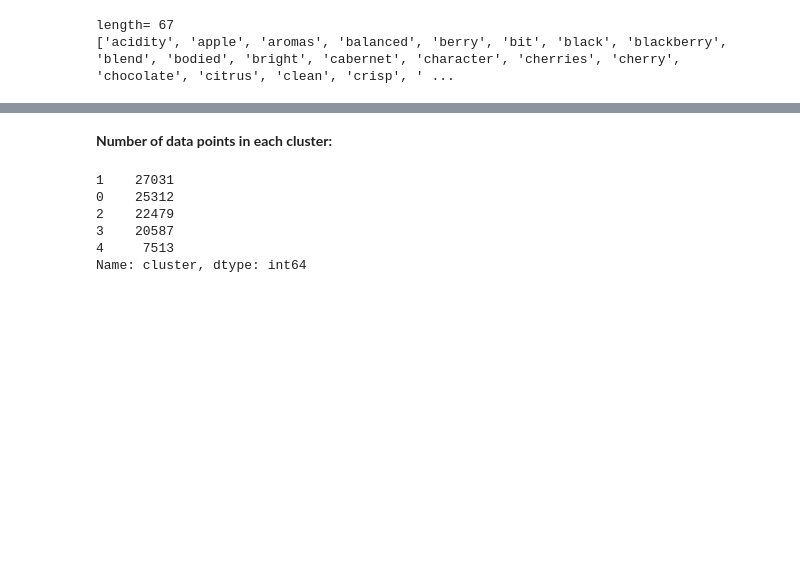
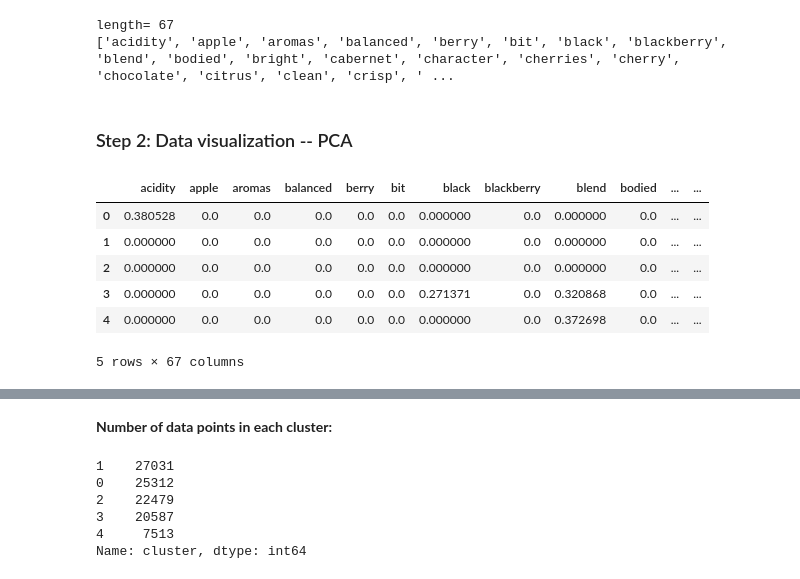
Before and after one commit to twocau/NLP-Wine_Review, a Jupyter notebook: NLP_bag_of_words.ipynb, the cells around one changed output, grey strips where cells are left out. Saved outputs shown, nothing was run; the diff lists cells and outputs as text; code cells hidden in the pictures; blank space fills up the shorter version.

```diff
--- a/NLP_bag_of_words.ipynb
+++ b/NLP_bag_of_words.ipynb
@@ -139,0 +131,2 @@ length= 67
+# %% [markdown]
+### Step 2: Data visualization -- PCA
@@ -139,0 +160,10 @@ length= 67
+# %%
+t_df.head(5)
+# %% [output]
+|  | acidity | apple | aromas | balanced | berry | bit | black | blackberry | blend | bodied | ... | ... |
+| 0 | 0.380528 | 0.0 | 0.0 | 0.0 | 0.0 | 0.0 | 0.000000 | 0.0 | 0.000000 | 0.0 | ... | ... |
+| 1 | 0.000000 | 0.0 | 0.0 | 0.0 | 0.0 | 0.0 | 0.000000 | 0.0 | 0.000000 | 0.0 | ... | ... |
+| 2 | 0.000000 | 0.0 | 0.0 | 0.0 | 0.0 | 0.0 | 0.000000 | 0.0 | 0.000000 | 0.0 | ... | ... |
+| 3 | 0.000000 | 0.0 | 0.0 | 0.0 | 0.0 | 0.0 | 0.271371 | 0.0 | 0.320868 | 0.0 | ... | ... |
+| 4 | 0.000000 | 0.0 | 0.0 | 0.0 | 0.0 | 0.0 | 0.000000 | 0.0 | 0.372698 | 0.0 | ... | ... |
+5 rows × 67 columns
```
Also changed, not shown: parts of 25 cells of this notebook.
